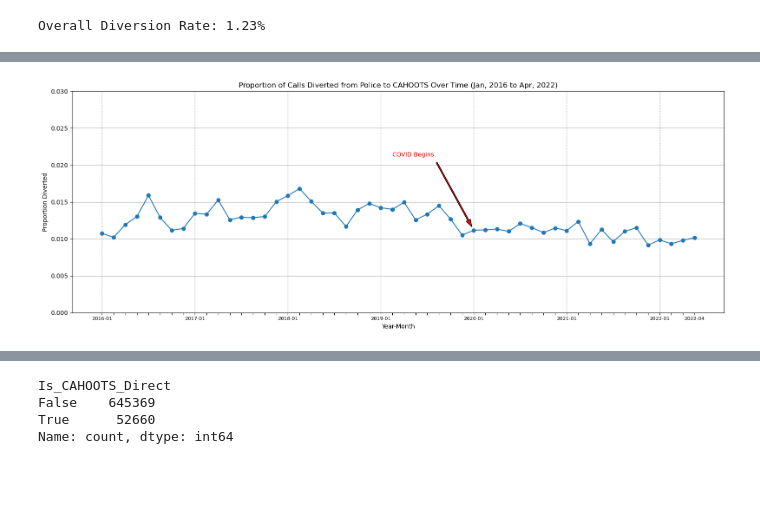
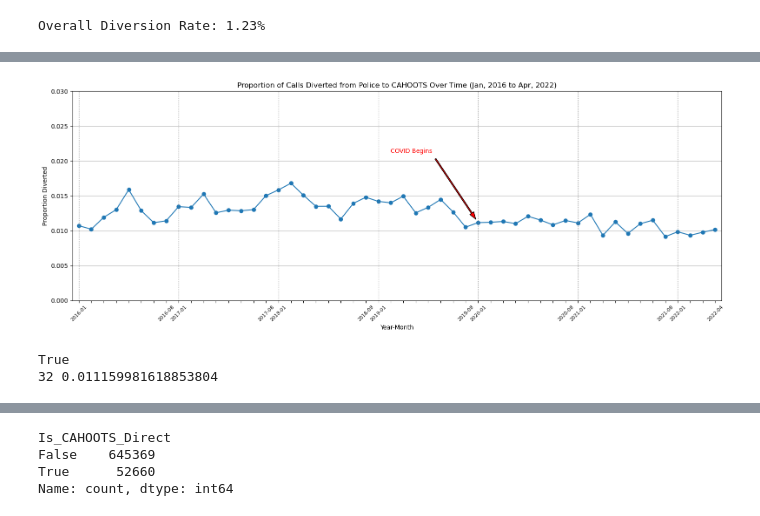
Before and after one commit to hi-c-bucks/CAHOOTS_eda, a Jupyter notebook: cahoots_proj.ipynb, the cells around one changed output, grey strips where cells are left out. Cells and saved outputs as stored; diff of their text form; code cells hidden in the pictures; blank space fills up the shorter version.

```diff
--- a/cahoots_proj.ipynb
+++ b/cahoots_proj.ipynb
@@ -162,6 +189,4 @@ monthly
 # %%
-import matplotlib.pyplot as plt
-
 plt.figure(figsize=(16, 6))
 plt.plot(monthly['month'].astype(str), monthly['Proportion_Diverted'], marker='o')
 
@@ -172,37 +197,50 @@ if '2022-04' in monthly['month'].astype(str).values:
     jan_labels.append('2022-04')
 
 # Set xticks to every month, but only label Jan + final April
-all_months = monthly['month'].astype(str).tolist()
+monthly['month_str'] = monthly['month'].dt.to_period('M').astype(str)
+all_months = monthly['month_str'].tolist()
+tick_labels = [
+    label if label.endswith('-01') or label.endswith('-08') or label == '2022-04' else ''
+    for label in all_months
+]
 tick_locs = list(range(len(all_months)))
-tick_labels = [label if label in jan_labels else '' for label in all_months]
+
 
 covid_month = '2020-01'
 if covid_month in all_months:
     covid_index = all_months.index(covid_month)
-    covid_value = monthly.loc[monthly['month'].astype(str) == covid_month, 'Proportion_Diverted'].values[0]
+    covid_value = monthly.loc[monthly['month_str'] == covid_month, 'Proportion_Diverted'].values[0]
+
 
     plt.annotate(
         'COVID Begins',
         xy=(covid_index, covid_value),
         xytext=(covid_index - 7, covid_value + 0.01),
         arrowprops=dict(facecolor='red', shrink=0.05, width=2, headwidth=8),
         fontsize=10,
         color='red'
     )
 # covid_index = monthly['month'].astype(str).tolist().index('2020-01')
 # plt.axvline(x=covid_index, color='gray', linestyle='dotted', linewidth=1)
 jan_indexes = [i for i, m in enumerate(all_months) if m.endswith('-01')]
 for idx in jan_indexes:
     plt.axvline(x=idx, color='gray', linestyle='dotted', linewidth=1)
 
-plt.xticks(tick_locs, tick_labels, fontsize=8)
+plt.xticks(tick_locs, tick_labels, rotation=45, fontsize=8)
+plt.margins(x=0.01)
 plt.title("Proportion of Calls Diverted from Police to CAHOOTS Over Time (Jan, 2016 to Apr, 2022)")
 plt.xlabel("Year-Month")
 plt.ylabel("Proportion Diverted")
 plt.ylim(0, 0.03)
 plt.grid(axis="y")
 plt.tight_layout()
 plt.show()
+# jan 1 2017 - new shift
+# oct 10 2018 - new van
+print('2020-01' in all_months)  # Should be True
+print(covid_index, covid_value)
 # %% [output]
-[figure, old version]
+[figure, new version]
+True
+32 0.011159981618853804
 # %%
```
Also changed, not shown: parts of 17 cells of this notebook.
